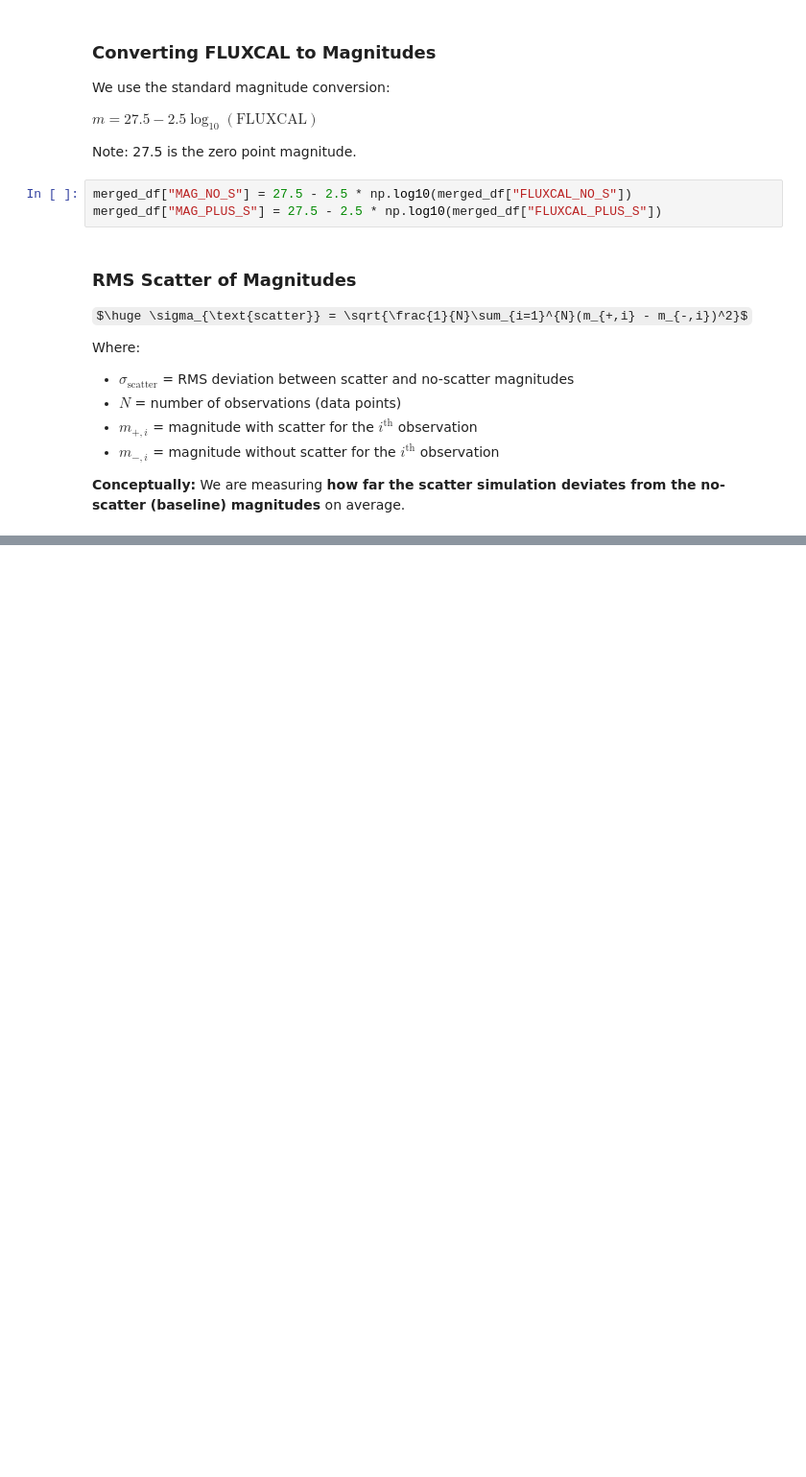
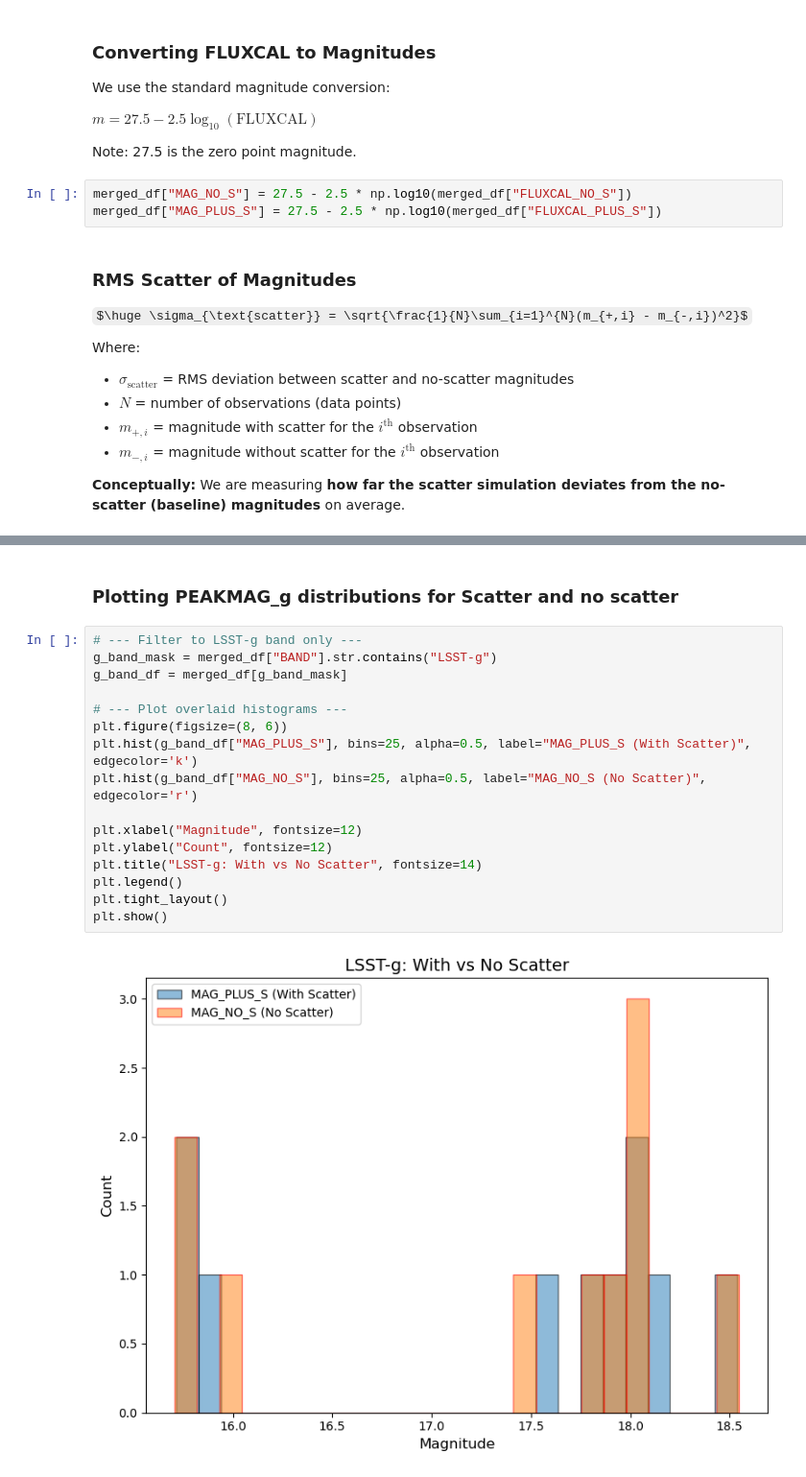
Before and after one commit to chernya4/pippin_learn, a Jupyter notebook: scatter_compare_3.ipynb, the cells around one changed output, grey strips where cells are left out. Shown at 96% size. Cells and saved outputs as stored; diff of their text form; some formulas as TeX source; blank space fills up the shorter version.

```diff
--- a/scatter_compare_3.ipynb
+++ b/scatter_compare_3.ipynb
@@ -263,3 +272,23 @@ for band in ["LSST-g", "LSST-r", "LSST-i"]:
 RMS_LSST-g: 0.033295 (N = 10)
 RMS_LSST-r: 0.055185 (N = 63)
 RMS_LSST-i: 0.080266 (N = 132)
+# %% [markdown]
+### Plotting PEAKMAG_g distributions for Scatter and no scatter ###
+# %%
+# --- Filter to LSST-g band only ---
+g_band_mask = merged_df["BAND"].str.contains("LSST-g")
+g_band_df = merged_df[g_band_mask]
+
+# --- Plot overlaid histograms ---
+plt.figure(figsize=(8, 6))
+plt.hist(g_band_df["MAG_PLUS_S"], bins=25, alpha=0.5, label="MAG_PLUS_S (With Scatter)", edgecolor='k')
+plt.hist(g_band_df["MAG_NO_S"], bins=25, alpha=0.5, label="MAG_NO_S (No Scatter)", edgecolor='r')
+
+plt.xlabel("Magnitude", fontsize=12)
+plt.ylabel("Count", fontsize=12)
+plt.title("LSST-g: With vs No Scatter", fontsize=14)
+plt.legend()
+plt.tight_layout()
+plt.show()
+# %% [output]
+[figure, added]
```
Also changed, not shown: parts of 4 cells of this notebook, 5 other files.
